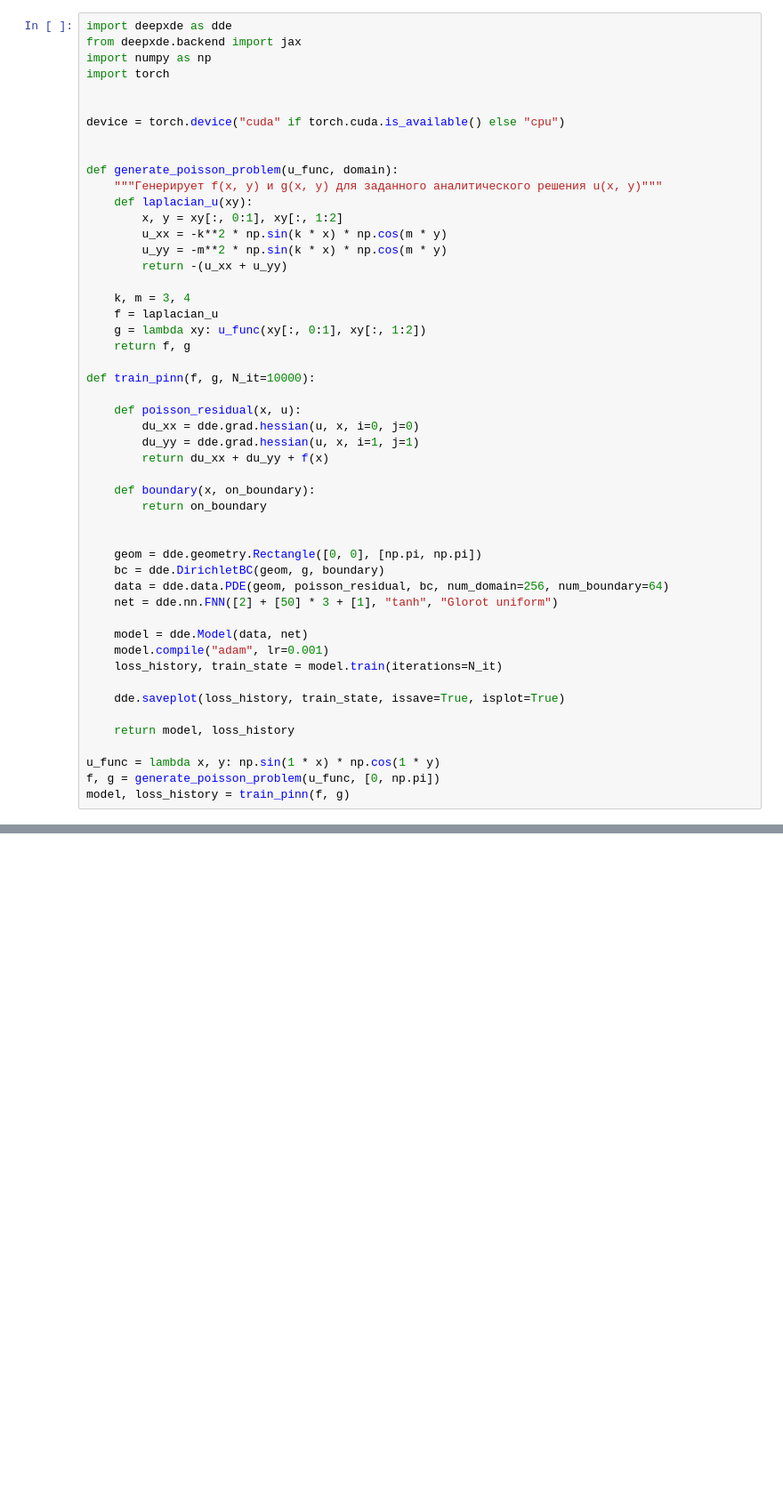
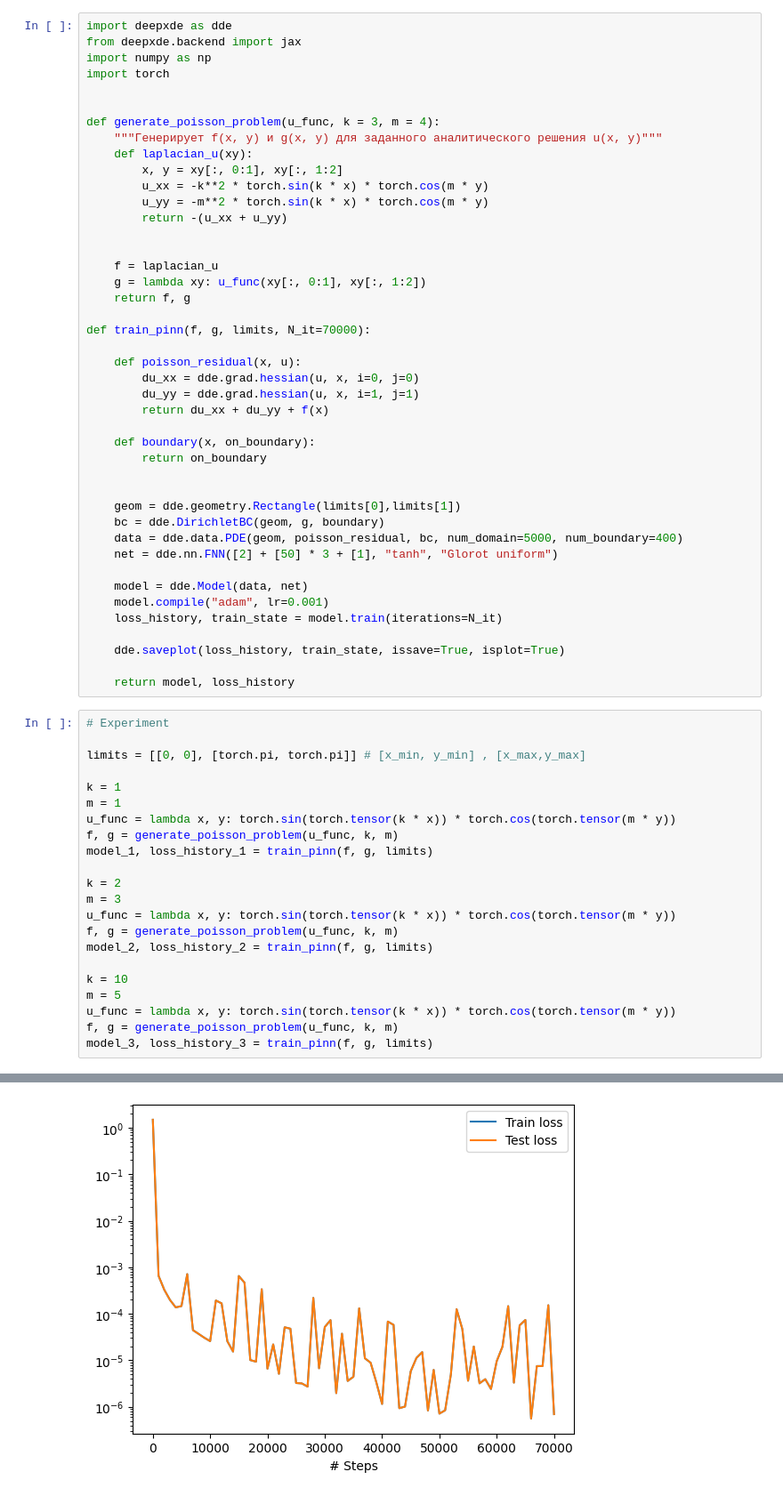
Before and after one commit to L404-Venik/CTMM, a Jupyter notebook: Task 1/Task.ipynb, the cells around one changed output, grey strips where cells are left out. Shown at 89% size. Cells and saved outputs as stored; diff of their text form; blank space fills up the shorter version.

```diff
--- a/Task 1/Task.ipynb
+++ b/Task 1/Task.ipynb
@@ -10,23 +5,20 @@ import numpy as np
 import torch
 
 
-device = torch.device("cuda" if torch.cuda.is_available() else "cpu")
-
-
-def generate_poisson_problem(u_func, domain):
+def generate_poisson_problem(u_func, k = 3, m = 4):
     """Генерирует f(x, y) и g(x, y) для заданного аналитического решения u(x, y)"""
     def laplacian_u(xy):
         x, y = xy[:, 0:1], xy[:, 1:2]
-        u_xx = -k**2 * np.sin(k * x) * np.cos(m * y)
-        u_yy = -m**2 * np.sin(k * x) * np.cos(m * y)
+        u_xx = -k**2 * torch.sin(k * x) * torch.cos(m * y)
+        u_yy = -m**2 * torch.sin(k * x) * torch.cos(m * y)
         return -(u_xx + u_yy)
 
-    k, m = 3, 4
+
     f = laplacian_u
     g = lambda xy: u_func(xy[:, 0:1], xy[:, 1:2])
     return f, g
 
-def train_pinn(f, g, N_it=10000):
+def train_pinn(f, g, limits, N_it=70000):
 
     def poisson_residual(x, u):
         du_xx = dde.grad.hessian(u, x, i=0, j=0)
@@ -37,9 +29,9 @@ def train_pinn(f, g, N_it=10000):
         return on_boundary
 
 
-    geom = dde.geometry.Rectangle([0, 0], [np.pi, np.pi])
+    geom = dde.geometry.Rectangle(limits[0],limits[1])
     bc = dde.DirichletBC(geom, g, boundary)
-    data = dde.data.PDE(geom, poisson_residual, bc, num_domain=256, num_boundary=64)
+    data = dde.data.PDE(geom, poisson_residual, bc, num_domain=5000, num_boundary=400)
     net = dde.nn.FNN([2] + [50] * 3 + [1], "tanh", "Glorot uniform")
 
     model = dde.Model(data, net)
@@ -49,7 +41,26 @@ def train_pinn(f, g, N_it=10000):
     dde.saveplot(loss_history, train_state, issave=True, isplot=True)
 
     return model, loss_history
-
-u_func = lambda x, y: np.sin(1 * x) * np.cos(1 * y)
-f, g = generate_poisson_problem(u_func, [0, np.pi])
-model, loss_history = train_pinn(f, g)
+# %%
+# Experiment
+
+limits = [[0, 0], [torch.pi, torch.pi]] # [x_min, y_min] , [x_max,y_max]
+
+k = 1
+m = 1
+u_func = lambda x, y: torch.sin(torch.tensor(k * x)) * torch.cos(torch.tensor(m * y))
+f, g = generate_poisson_problem(u_func, k, m)
+model_1, loss_history_1 = train_pinn(f, g, limits)
+
+k = 2
+m = 3
+u_func = lambda x, y: torch.sin(torch.tensor(k * x)) * torch.cos(torch.tensor(m * y))
+f, g = generate_poisson_problem(u_func, k, m)
+model_2, loss_history_2 = train_pinn(f, g, limits)
+
+k = 10
+m = 5
+u_func = lambda x, y: torch.sin(torch.tensor(k * x)) * torch.cos(torch.tensor(m * y))
+f, g = generate_poisson_problem(u_func, k, m)
+model_3, loss_history_3 = train_pinn(f, g, limits)
+# %% [output]
@@ -55,0 +84 @@ model, loss_history = train_pinn(f, g)
+[figure, added]
```
Also changed, not shown: parts of 4 cells of this notebook.
